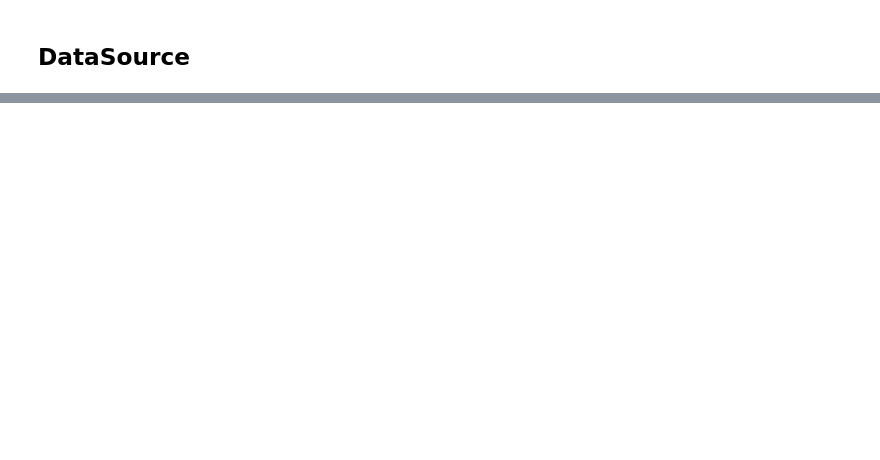
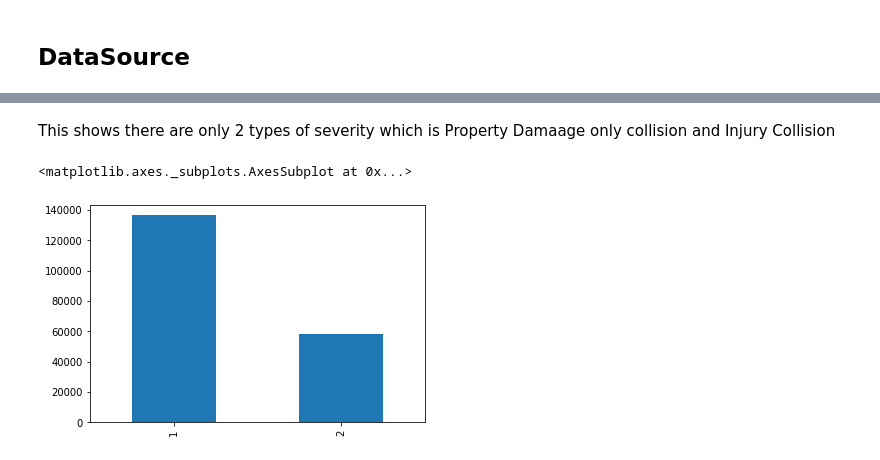
Before and after one commit to Ceemamatters/Coursera_Capstone, a Jupyter notebook: wk2.ipynb, the cells around one changed output, grey strips where cells are left out. Drawn from its saved outputs; the diff is of its cells as text; code cells hidden in the pictures; blank space fills up the shorter version.

```diff
--- a/wk2.ipynb
+++ b/wk2.ipynb
@@ -15,0 +82,7 @@ be Location, Road condition, Weather condition, Junction, Car speeding, number o
+# %% [markdown]
+This shows there are only 2 types of severity which is Property Damaage only collision and Injury Collision
+# %%
+df['SEVERITYCODE'].value_counts().plot(kind='bar')
+# %% [output]
+<matplotlib.axes._subplots.AxesSubplot at 0x...>
+[figure, added]
```
Also changed, not shown: parts of 18 cells of this notebook.
